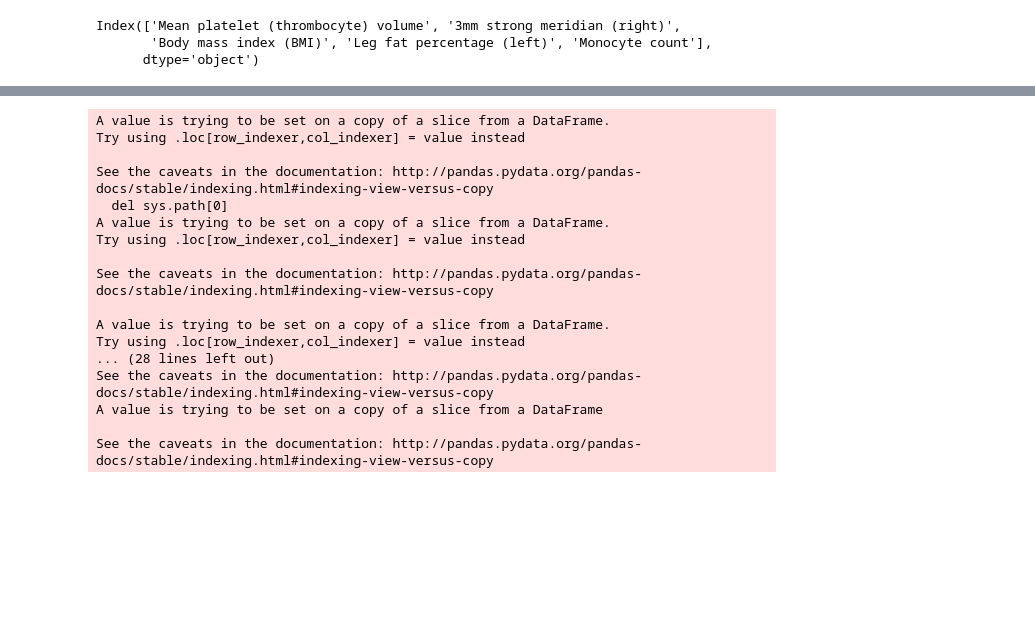
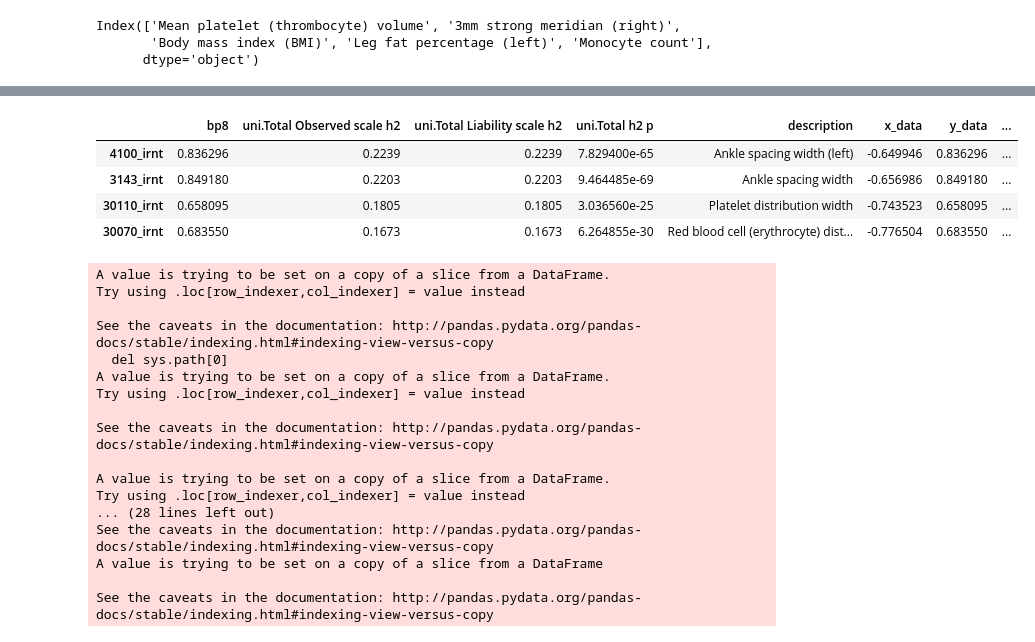
Before and after one commit to chanwkimlab/regional_heritability_analysis, a Jupyter notebook: 7_3_variance.ipynb, the cells around one changed output, grey strips where cells are left out. Cells and saved outputs as stored; diff of their text form; code cells hidden in the pictures; blank space fills up the shorter version.

```diff
--- a/7_3_variance.ipynb
+++ b/7_3_variance.ipynb
@@ -99,3 +120,11 @@ Index(['Mean platelet (thrombocyte) volume', '3mm strong meridian (right)',
+# %%
+var_and_h2_filtered[var_and_h2_filtered['description'].str.contains('width')]
+# %% [output]
+|  | bp8 | uni.Total Observed scale h2 | uni.Total Liability scale h2 | uni.Total h2 p | description | x_data | y_data | ... |
+| 4100_irnt | 0.836296 | 0.2239 | 0.2239 | 7.829400e-65 | Ankle spacing width (left) | -0.649946 | 0.836296 | ... |
+| 3143_irnt | 0.849180 | 0.2203 | 0.2203 | 9.464485e-69 | Ankle spacing width | -0.656986 | 0.849180 | ... |
+| 30110_irnt | 0.658095 | 0.1805 | 0.1805 | 3.036560e-25 | Platelet distribution width | -0.743523 | 0.658095 | ... |
+| 30070_irnt | 0.683550 | 0.1673 | 0.1673 | 6.264855e-30 | Red blood cell (erythrocyte) dist... | -0.776504 | 0.683550 | ... |
 # %%
 #phenotypes_par_filtered_description_dict=pd.read_csv(phenotypes_par_filtered_description_dict_path,sep='\t',index_col='description')
 from numpy.polynomial.polynomial import polyfit
```
Also changed, not shown: parts of 1 cell of this notebook, 8 other files.
